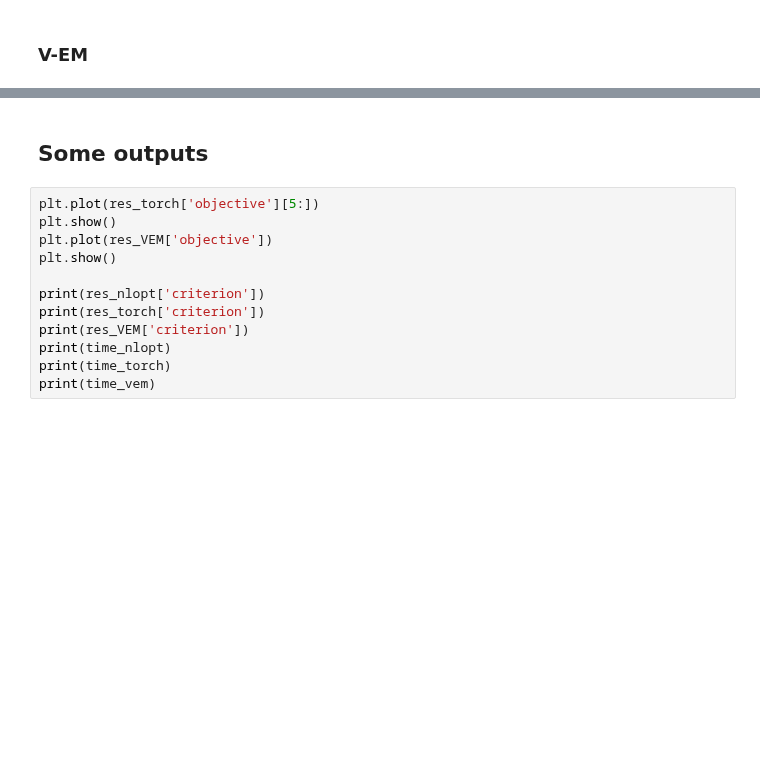
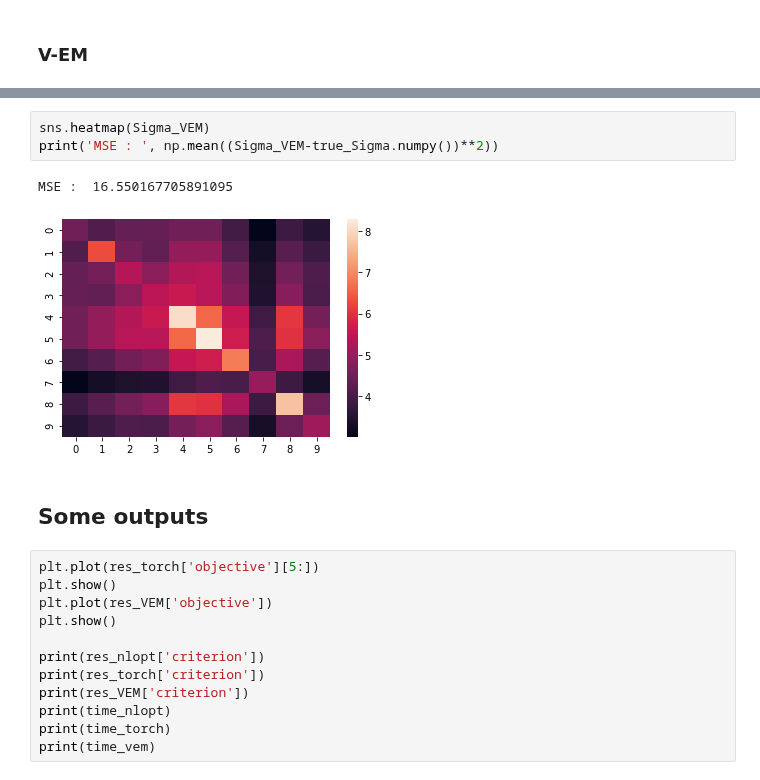
Before and after one commit to PLN-team/pyPLNmodels, a Jupyter notebook: example_oaks.ipynb, the cells around one changed output, grey strips where cells are left out. Drawn from its saved outputs; the diff is of its cells as text; blank space fills up the shorter version.

```diff
--- a/example_oaks.ipynb
+++ b/example_oaks.ipynb
@@ -70,3 +122,9 @@ Step # 4, loss: [41427.51615847], delta: [0.]
+# %%
+sns.heatmap(Sigma_VEM)
+print('MSE : ', np.mean((Sigma_VEM-true_Sigma.numpy())**2))
+# %% [output]
+MSE :  16.550167705891095
+[figure, added]
 # %% [markdown]
 ## Some outputs
 # %%
```
Also changed, not shown: parts of 8 cells of this notebook.
